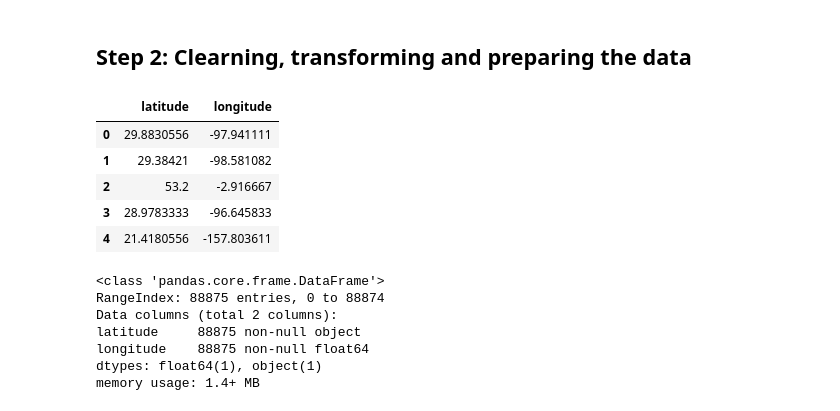
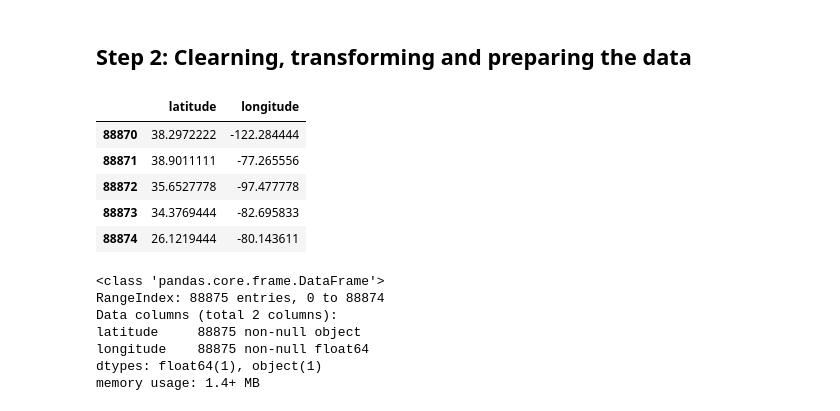
Before and after one commit to beginners-machine-learning-london/intro_to_unsupervised_ml_with_AWS_Sagemaker, a Jupyter notebook: exercises/Intro to Unsupervised ML - Solutions.ipynb, the cells around one changed output. Drawn from its saved outputs; the diff is of its cells as text; code cells hidden in the pictures.

```diff
--- a/exercises/Intro to Unsupervised ML - Solutions.ipynb
+++ b/exercises/Intro to Unsupervised ML - Solutions.ipynb
@@ -90,7 +90,7 @@ from datetime import datetime
 > **Exercise:** Construct a url to the the dataset location in your S3 bucket using the following expression and save it to `data_location`.
 # %%
 # TODO: Construct the url path to your dataset file that you have just uploaded to your newly created S3 bucket
-bucket = "YOUR_OWN_BUCKET_NAME"
+bucket = "YOUR-OWN-BUCKET-NAME"
 prefix = "ufo_dataset"
 data_key = "ufo_complete.csv"
 
@@ -123,18 +123,18 @@ df.shape
 # %% [markdown]
 ## Step 2: Clearning, transforming and preparing the data
 # %%
-# TODO: Select the 'latitude' and 'longitude' columns and save it as a new dataframe `df_geo`.
-df_geo = df[["latitude", "longitude"]]
+# TODO: Select the 'latitude' and 'longitude' columns and save it as a new dataframe `df_geo` with .copy().
+df_geo = df[["latitude", "longitude"]].copy()
 # %%
-# Inspect the head of df_geo
-df_geo.head()
+# Inspect the tail of df_geo
+df_geo.tail()
 # %% [output]
 |  | latitude | longitude |
-| 0 | 29.8830556 | -97.941111 |
-| 1 | 29.38421 | -98.581082 |
-| 2 | 53.2 | -2.916667 |
-| 3 | 28.9783333 | -96.645833 |
-| 4 | 21.4180556 | -157.803611 |
+| 88870 | 38.2972222 | -122.284444 |
+| 88871 | 38.9011111 | -77.265556 |
+| 88872 | 35.6527778 | -97.477778 |
+| 88873 | 34.3769444 | -82.695833 |
+| 88874 | 26.1219444 | -80.143611 |
 # %%
 # Fully inspect the df_geo dataframe
 df_geo.info()
```
Also changed, not shown: parts of 20 cells of this notebook.
